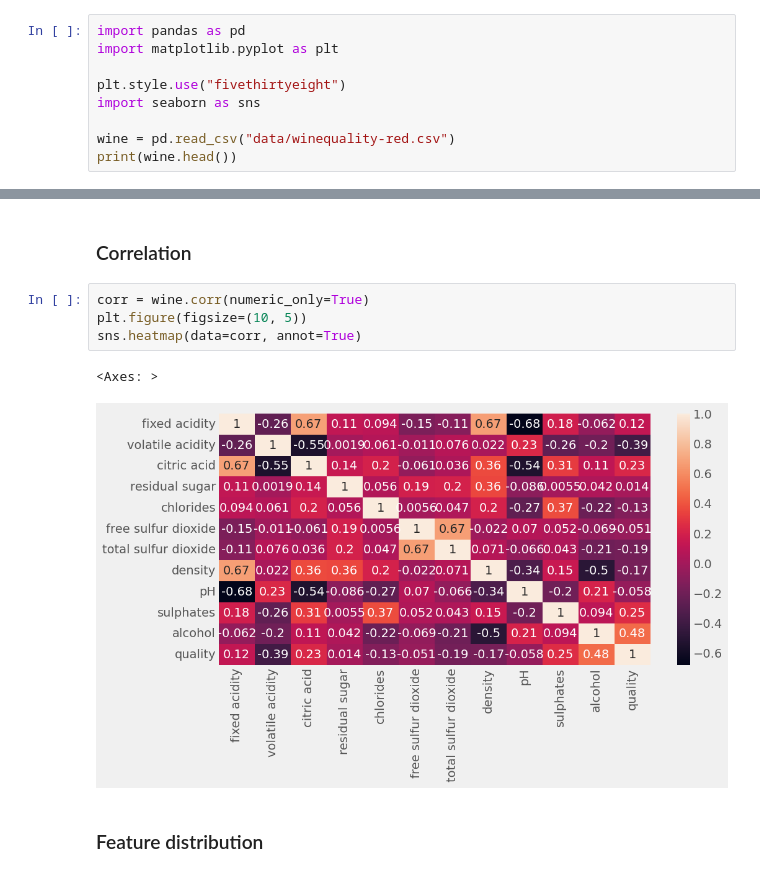
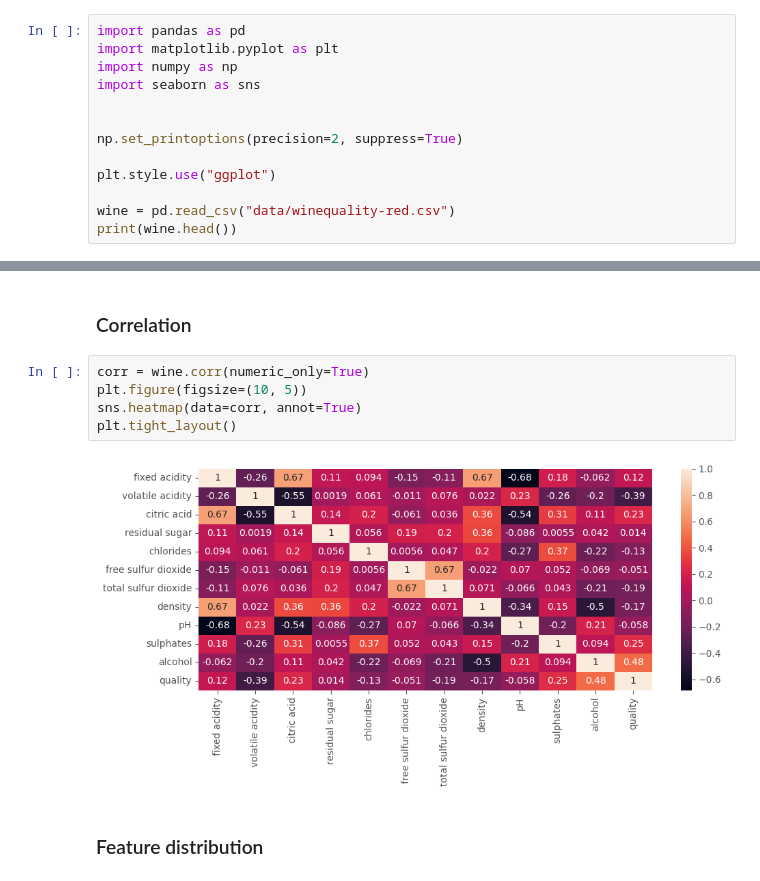
Before and after one commit to RouvenDecker/KaggleDatasets, a Jupyter notebook: WineQuality.ipynb, the cells around one changed output, grey strips where cells are left out. Cells and saved outputs as stored; diff of their text form.

```diff
--- a/WineQuality.ipynb
+++ b/WineQuality.ipynb
@@ -1,9 +1,13 @@
 # %%
 import pandas as pd
 import matplotlib.pyplot as plt
+import numpy as np
+import seaborn as sns
 
-plt.style.use("fivethirtyeight")
-import seaborn as sns
+
+np.set_printoptions(precision=2, suppress=True)
+
+plt.style.use("ggplot")
 
 wine = pd.read_csv("data/winequality-red.csv")
 print(wine.head())
@@ -55,10 +71,10 @@ wine.describe()
 # %%
 corr = wine.corr(numeric_only=True)
 plt.figure(figsize=(10, 5))
 sns.heatmap(data=corr, annot=True)
+plt.tight_layout()
 # %% [output]
-<Axes: >
-[figure, old version]
+[figure, new version]
 # %% [markdown]
 ### Feature distribution
 # %%
```
Also changed, not shown: parts of 29 cells of this notebook.
